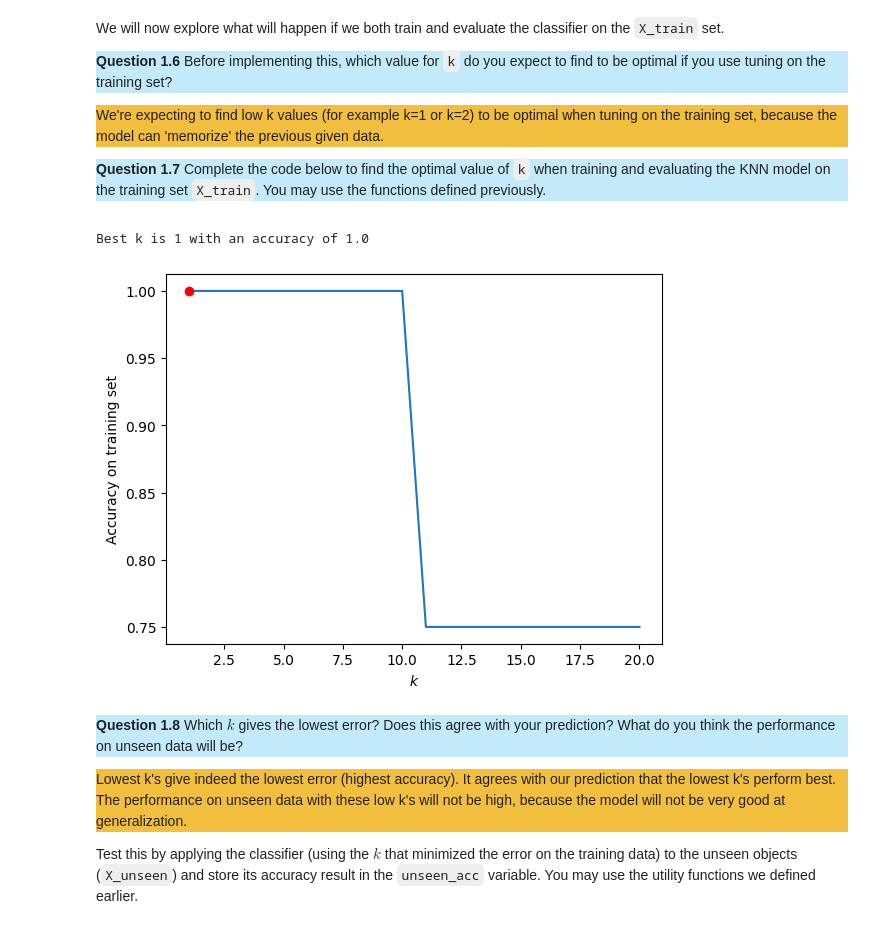
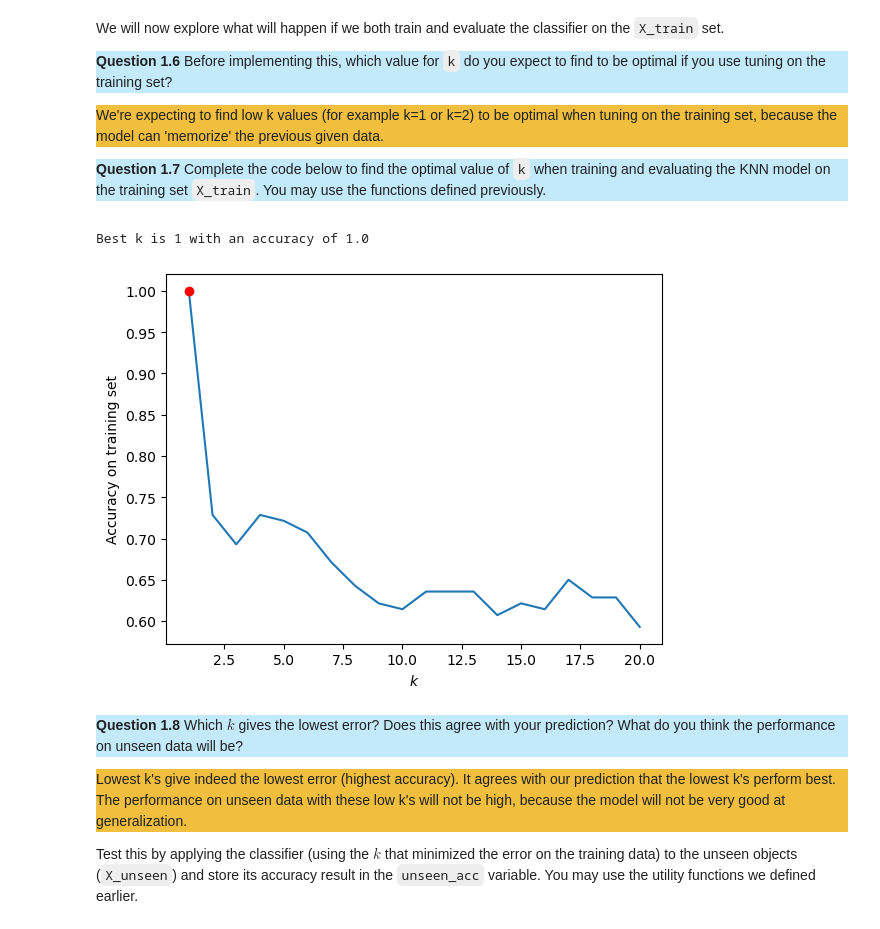
Before and after one commit to Linthevanrooij/FAIP, a Jupyter notebook: Week3/3c/evaluation_overfitting.ipynb, the cells around one changed output. Drawn from its saved outputs; the diff is of its cells as text; code cells hidden in the pictures.

```diff
--- a/Week3/3c/evaluation_overfitting.ipynb
+++ b/Week3/3c/evaluation_overfitting.ipynb
@@ -127,19 +139,6 @@ The purpose of the splits is to seperate them before doing any adjustments and m
 **Note:** The sets `X_train`, `y_train`, `X_eval`, and `y_eval` that the method accepts do not have to be the same training and validation sets that we have defined previously.
 
 </div>
-# %%
-def train_and_evaluate(X_train, y_train, X_eval, y_eval, k):
-    # Initialize the KNN classifier with k neighbors
-    knn = KNeighborsClassifier(n_neighbors=k)
-
-    # Fit the model on the training data
-    knn.fit(X_train, y_train)
-
-    # Predict the labels for the evaluation data
-    y_pred = knn.predict(X_eval)
-
-    # Calculate the accuracy of the model on the evaluation data
-    acc = accuracy_score(y_eval, y_pred)
 # %%
 def train_and_evaluate(X_train, y_train, X_eval, y_eval, k):
     # START ANSWER
@@ -172,11 +171,11 @@ assert abs(accuracy - 2. / 3) < 1e-3 # for verification purposes
 
 </div>
 # %%
-def search_k(X_train, y_train, X_eval, y_eval):
+def search_k(X_train, y_train, X_val, y_val):
 
     # START ANSWER
     k_values = range(1,21)
-    accuracies = list(map(lambda k: train_and_evaluate(X_train, y_train, X_eval, y_eval, k), k_values))
+    accuracies = list(map(lambda k: train_and_evaluate(X_train, y_train, X_val, y_val, k), k_values))
 
     # END ANSWER
 
@@ -232,11 +231,11 @@ We're expecting to find low k values (for example k=1 or k=2) to be optimal when
 </div>
 # %%
 # START ANSWER
-best_k = search_k(X_a, y_a, X_a, y_a)
+best_k = search_k(X_train, y_train, X_train, y_train)
 # END ANSWER
 # %% [output]
 Best k is 1 with an accuracy of 1.0
-[figure, old version]
+[figure, new version]
 # %%
 ###
 ### AUTOGRADER TEST - DO NOT REMOVE
```
Also changed, not shown: parts of 23 cells of this notebook, 1 other file.
